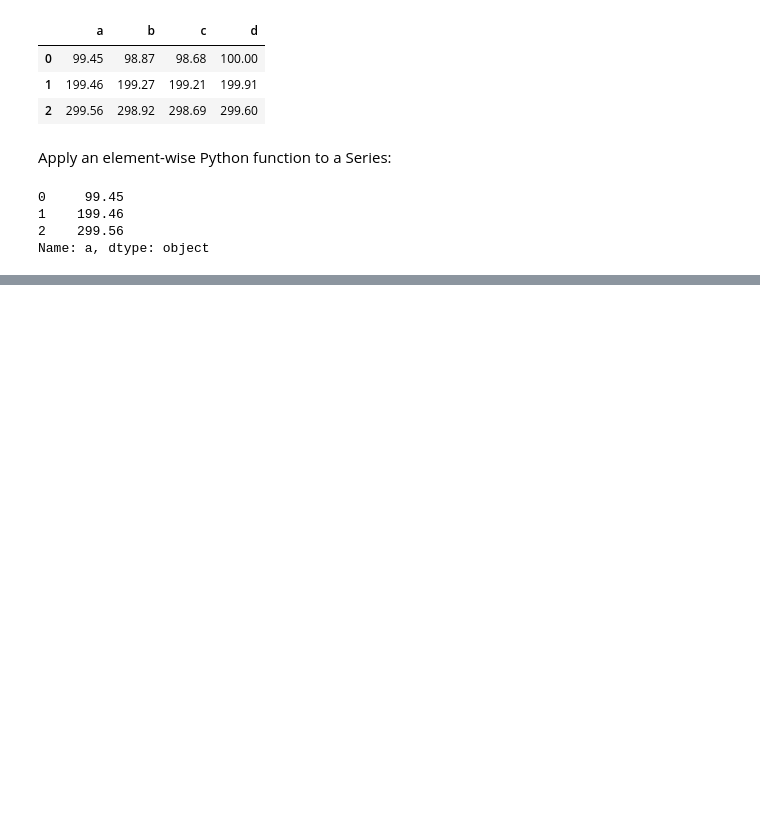
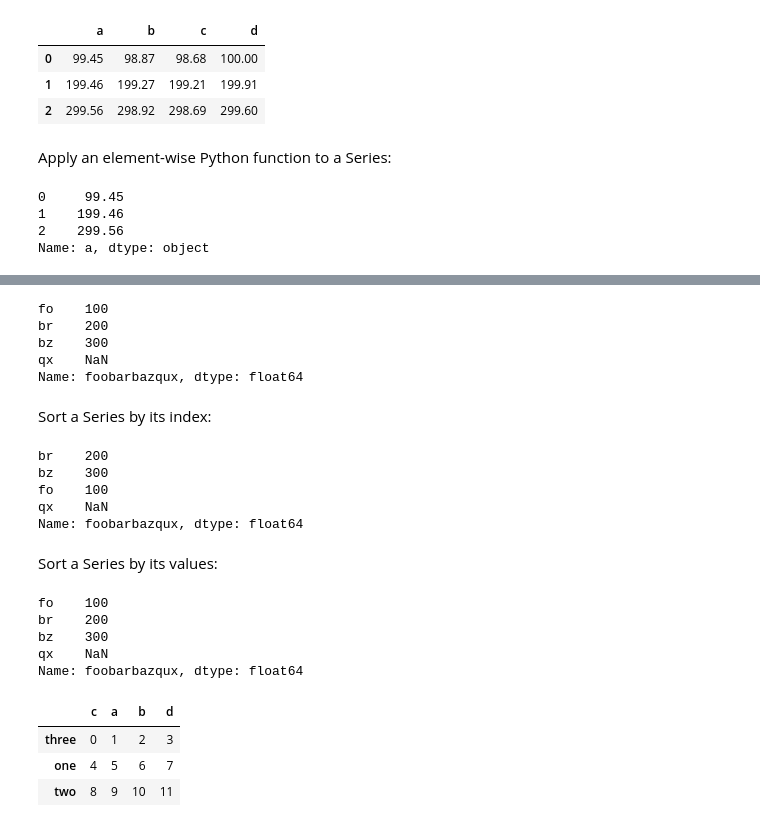
Before and after one commit to donnemartin/data-science-ipython-notebooks, a Jupyter notebook: pandas/pandas.ipynb, the cells around one changed output, grey strips where cells are left out. Drawn from its saved outputs; the diff is of its cells as text; code cells hidden in the pictures; blank space fills up the shorter version.

Commit message:
Added snippets for sorting Series and DataFrames.  Added index to notebook.

```diff
--- a/pandas/pandas.ipynb
+++ b/pandas/pandas.ipynb
@@ -866,0 +874,38 @@ Name: a, dtype: object
+# %%
+ser_4
+# %% [output]
+fo    100
+br    200
+bz    300
+qx    NaN
+Name: foobarbazqux, dtype: float64
+# %% [markdown]
+Sort a Series by its index:
+# %%
+ser_4.sort_index()
+# %% [output]
+br    200
+bz    300
+fo    100
+qx    NaN
+Name: foobarbazqux, dtype: float64
+# %% [markdown]
+Sort a Series by its values:
+# %%
+ser_4.order()
+# %% [output]
+fo    100
+br    200
+bz    300
+qx    NaN
+Name: foobarbazqux, dtype: float64
+# %%
+df_13 = DataFrame(np.arange(12).reshape((3, 4)),
+                  index=['three', 'one', 'two'],
+                  columns=['c', 'a', 'b', 'd'])
+df_13
+# %% [output]
+|  | c | a | b | d |
+| three | 0 | 1 | 2 | 3 |
+| one | 4 | 5 | 6 | 7 |
+| two | 8 | 9 | 10 | 11 |
```
Also changed, not shown: parts of 9 cells of this notebook.
